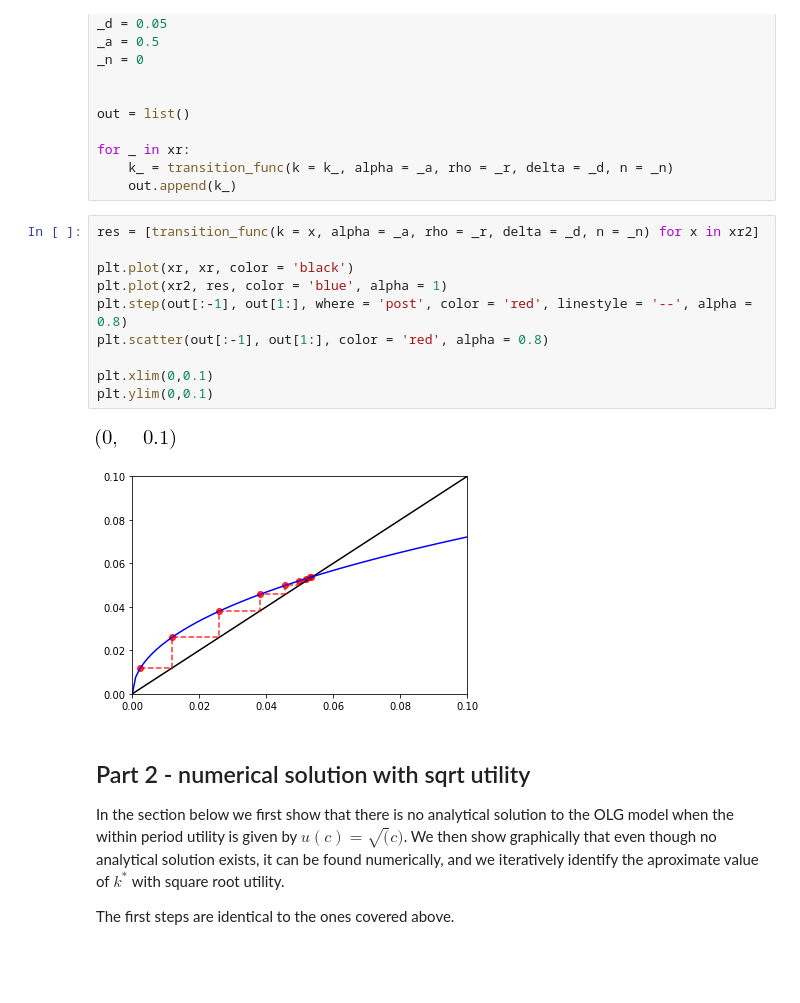
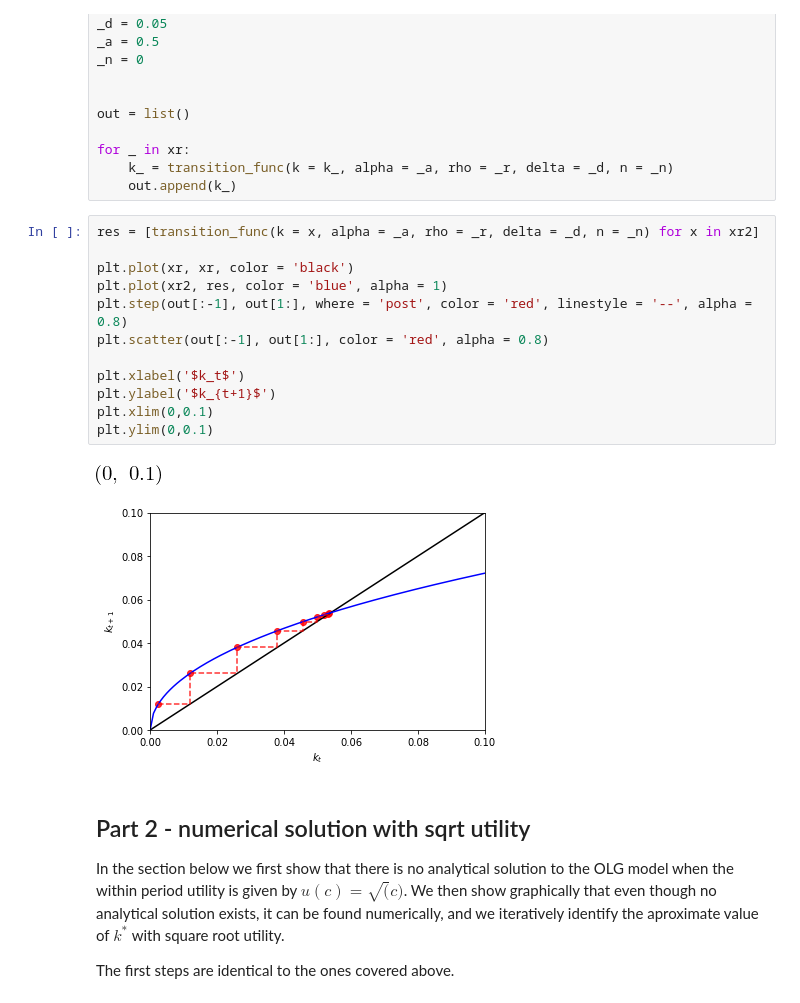
Before and after one commit to NumEconCopenhagen/projects-2019-remove-argv-0, a Jupyter notebook: modelproject/modelproject.ipynb, the cells around one changed output. Drawn from its saved outputs; the diff is of its cells as text; blank space fills up the shorter version.

```diff
--- a/modelproject/modelproject.ipynb
+++ b/modelproject/modelproject.ipynb
@@ -285,16 +285,18 @@ for _ in xr:
 # %%
 res = [transition_func(k = x, alpha = _a, rho = _r, delta = _d, n = _n) for x in xr2]
 
 plt.plot(xr, xr, color = 'black')
 plt.plot(xr2, res, color = 'blue', alpha = 1)
 plt.step(out[:-1], out[1:], where = 'post', color = 'red', linestyle = '--', alpha = 0.8)
 plt.scatter(out[:-1], out[1:], color = 'red', alpha = 0.8)
 
+plt.xlabel('$k_t$')
+plt.ylabel('$k_{t+1}$')
 plt.xlim(0,0.1)
 plt.ylim(0,0.1)
 # %% [output]
-[figure, old version]
+[figure, new version]
-[figure, old version]
+[figure, new version]
 # %% [markdown]
 ## Part 2 - numerical solution with sqrt utility
 
```
Also changed, not shown: parts of 18 cells of this notebook, 8 other files.
